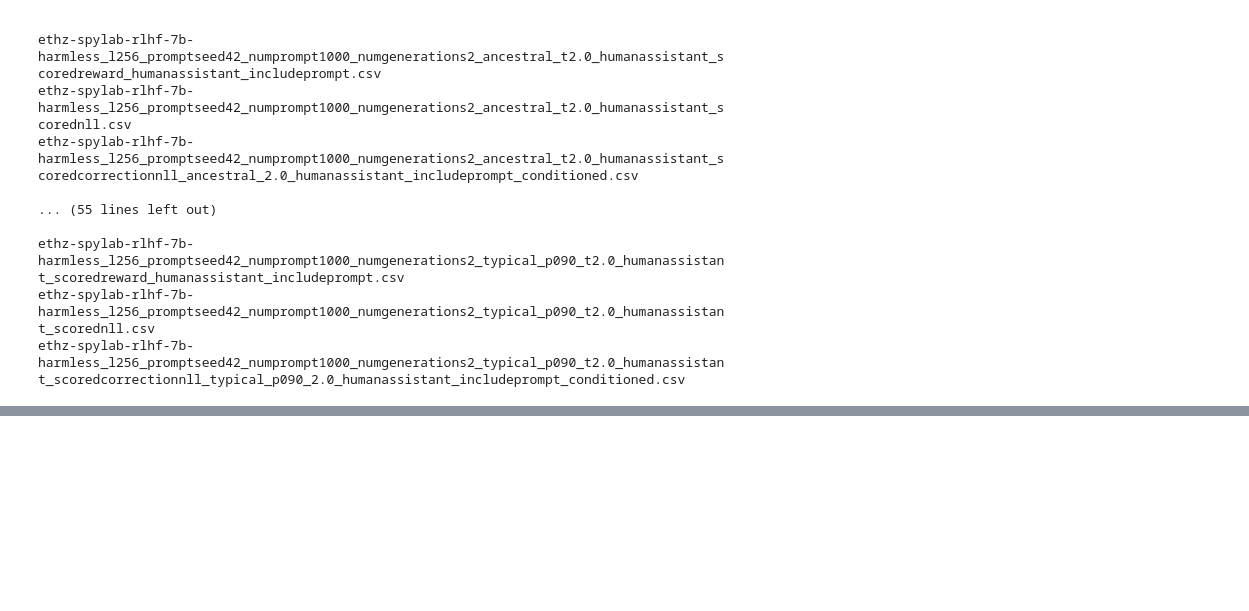
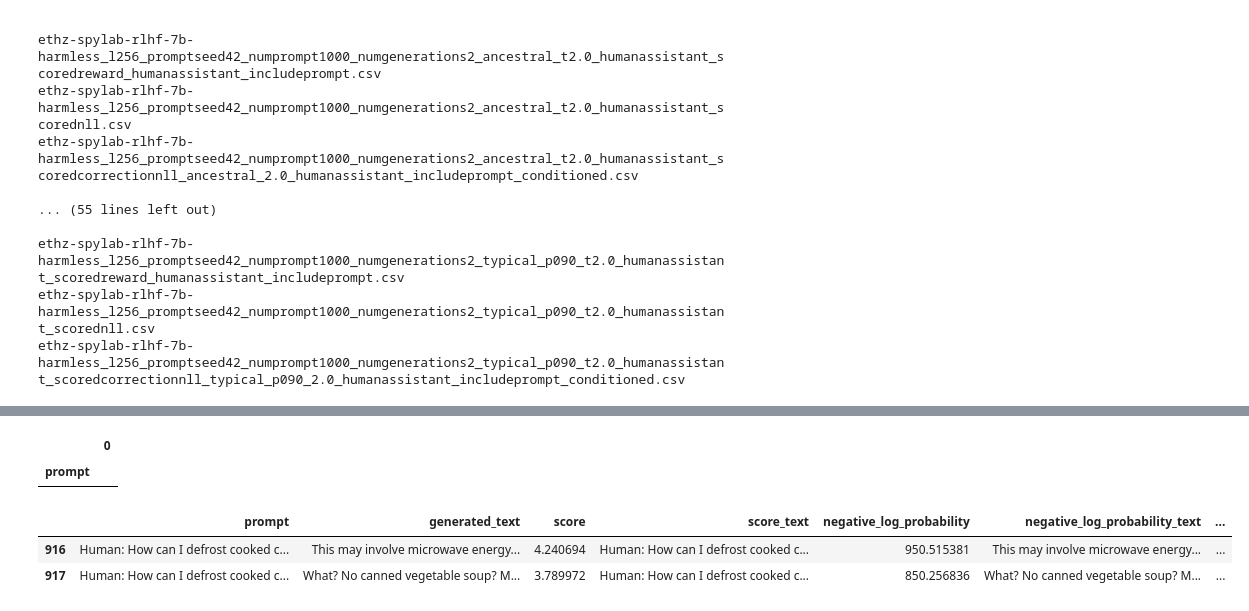
Before and after one commit to tanyjnaaman/probability-quality-paradox, a Jupyter notebook: src/experiments/language_model_experiments/split_by_temp_analysis_w_importance_and_metropolis.ipynb, the cells around one changed output, grey strips where cells are left out. Saved outputs shown, nothing was run; the diff lists cells and outputs as text; code cells hidden in the pictures; blank space fills up the shorter version.

Commit message:
Stratified metropolis

```diff
--- a/src/experiments/language_model_experiments/split_by_temp_analysis_w_importance_and_metropolis.ipynb
+++ b/src/experiments/language_model_experiments/split_by_temp_analysis_w_importance_and_metropolis.ipynb
@@ -490,0 +702,27 @@ Pearson: PearsonRResult(statistic=-0.9274333171334052, pvalue=0.0)
+# %%
+t = (
+    df.groupby("prompt")
+    .apply(
+        # lambda group: group.sample(
+        #     n=np.ceil((metropolis_steps) / len(df["prompt"].unique())).astype(int).item(),
+        #     replace=True,
+        #     random_state=0,
+        #     weights=np.exp(-group["original_negative_log_probability"] + 1e-3),
+        # )
+        lambda group: np.exp(-group["original_negative_log_probability"])
+        .astype(np.float128)
+        .sum()
+        + 1e-6
+    )
+    .to_frame()
+)
+t[t[0] == 0]
+# %% [output]
+|  | 0 |
+| prompt |  |
+# %%
+df[df["prompt"] == "Human: How can I defrost cooked chicken?\n\nAssistant:"]
+# %% [output]
+|  | prompt | generated_text | score | score_text | negative_log_probability | negative_log_probability_text | ... |
+| 916 | Human: How can I defrost cooked c... | This may involve microwave energy... | 4.240694 | Human: How can I defrost cooked c... | 950.515381 | This may involve microwave energy... | ... |
+| 917 | Human: How can I defrost cooked c... | What? No canned vegetable soup? M... | 3.789972 | Human: How can I defrost cooked c... | 850.256836 | What? No canned vegetable soup? M... | ... |
```
Also changed, not shown: parts of 2 cells of this notebook, 1 other file.
